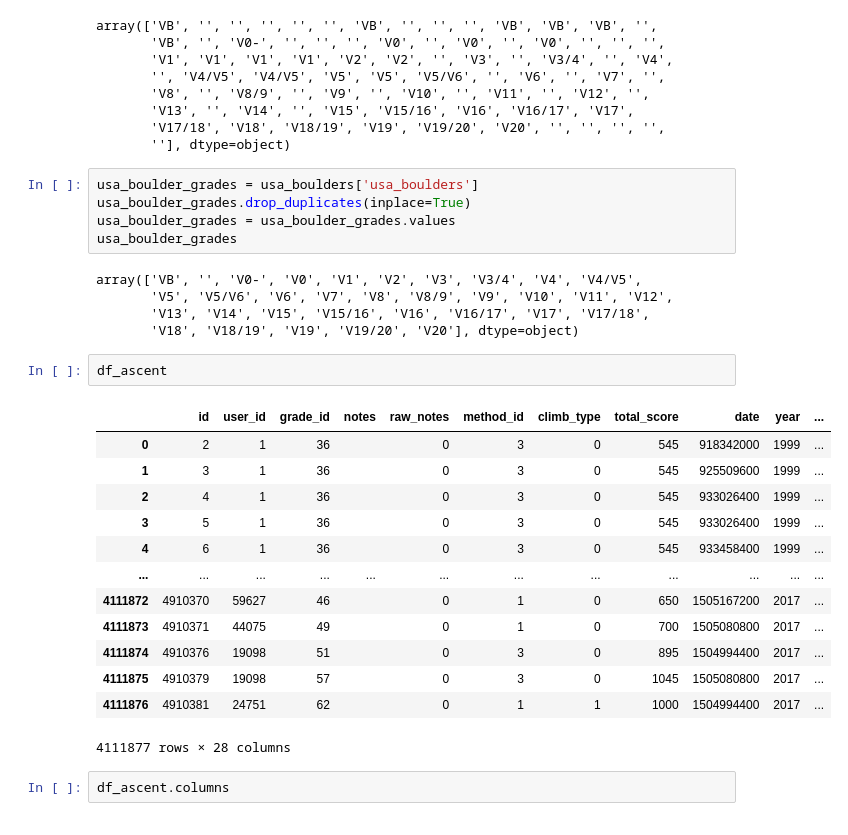
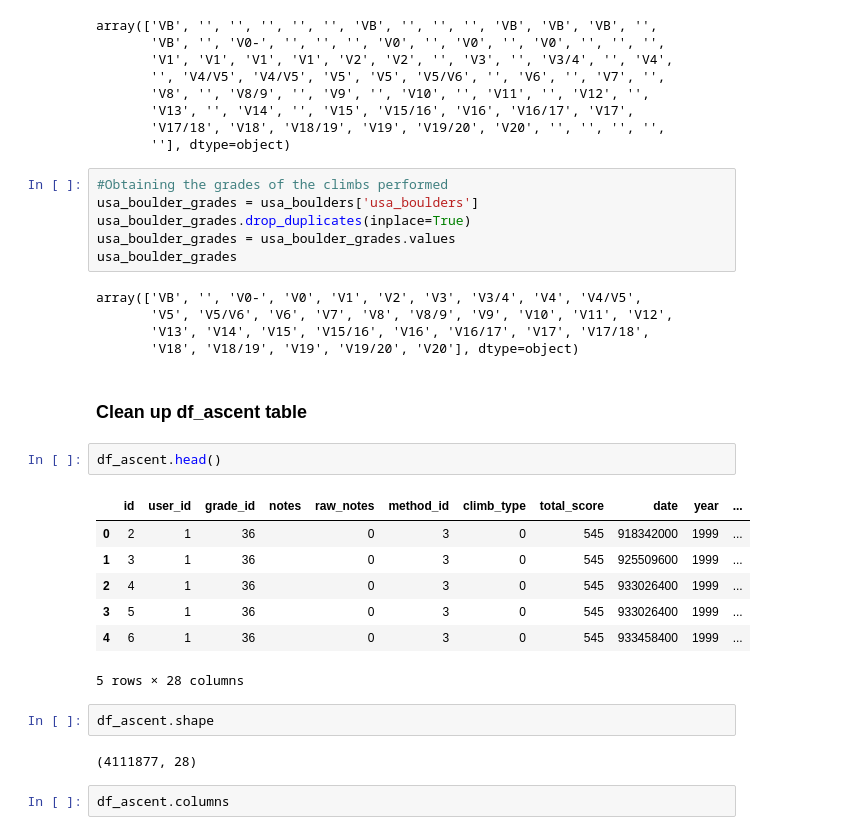
Before and after one commit to kchiev215/Passion_project, a Jupyter notebook: Data Analysis.ipynb, the cells around one changed output. Cells and saved outputs as stored; diff of their text form.

```diff
--- a/Data Analysis.ipynb
+++ b/Data Analysis.ipynb
@@ -149,6 +139,7 @@ array(['VB', '', '', '', '', '', 'VB', '', '', '', 'VB', 'VB', 'VB', '',
        'V17/18', 'V18', 'V18/19', 'V19', 'V19/20', 'V20', '', '', '', '',
        ''], dtype=object)
 # %%
+#Obtaining the grades of the climbs performed
 usa_boulder_grades = usa_boulders['usa_boulders']
 usa_boulder_grades.drop_duplicates(inplace=True)
 usa_boulder_grades = usa_boulder_grades.values
@@ -158,22 +149,22 @@ array(['VB', '', 'V0-', 'V0', 'V1', 'V2', 'V3', 'V3/4', 'V4', 'V4/V5',
        'V5', 'V5/V6', 'V6', 'V7', 'V8', 'V8/9', 'V9', 'V10', 'V11', 'V12',
        'V13', 'V14', 'V15', 'V15/16', 'V16', 'V16/17', 'V17', 'V17/18',
        'V18', 'V18/19', 'V19', 'V19/20', 'V20'], dtype=object)
+# %% [markdown]
+### Clean up df_ascent table
 # %%
-df_ascent
+df_ascent.head()
 # %% [output]
 |  | id | user_id | grade_id | notes | raw_notes | method_id | climb_type | total_score | date | year | ... |
 | 0 | 2 | 1 | 36 |  | 0 | 3 | 0 | 545 | 918342000 | 1999 | ... |
 | 1 | 3 | 1 | 36 |  | 0 | 3 | 0 | 545 | 925509600 | 1999 | ... |
 | 2 | 4 | 1 | 36 |  | 0 | 3 | 0 | 545 | 933026400 | 1999 | ... |
 | 3 | 5 | 1 | 36 |  | 0 | 3 | 0 | 545 | 933026400 | 1999 | ... |
 | 4 | 6 | 1 | 36 |  | 0 | 3 | 0 | 545 | 933458400 | 1999 | ... |
-| ... | ... | ... | ... | ... | ... | ... | ... | ... | ... | ... | ... |
-| 4111872 | 4910370 | 59627 | 46 |  | 0 | 1 | 0 | 650 | 1505167200 | 2017 | ... |
-| 4111873 | 4910371 | 44075 | 49 |  | 0 | 1 | 0 | 700 | 1505080800 | 2017 | ... |
-| 4111874 | 4910376 | 19098 | 51 |  | 0 | 3 | 0 | 895 | 1504994400 | 2017 | ... |
-| 4111875 | 4910379 | 19098 | 57 |  | 0 | 3 | 0 | 1045 | 1505080800 | 2017 | ... |
-| 4111876 | 4910381 | 24751 | 62 |  | 0 | 1 | 1 | 1000 | 1504994400 | 2017 | ... |
-4111877 rows × 28 columns
+5 rows × 28 columns
+# %%
+df_ascent.shape
+# %% [output]
+(4111877, 28)
 # %%
 df_ascent.columns
 # %% [output]
```
Also changed, not shown: parts of 54 cells of this notebook.
